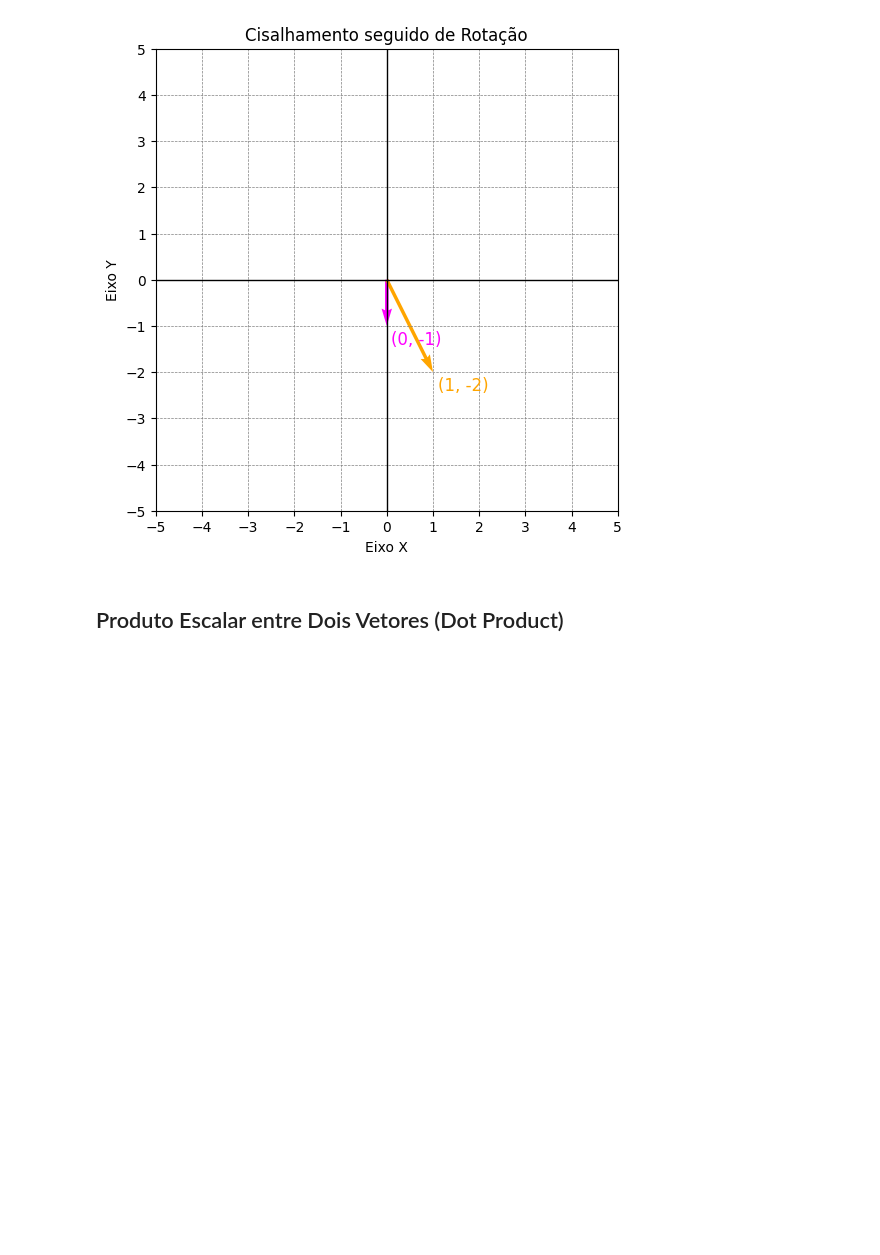
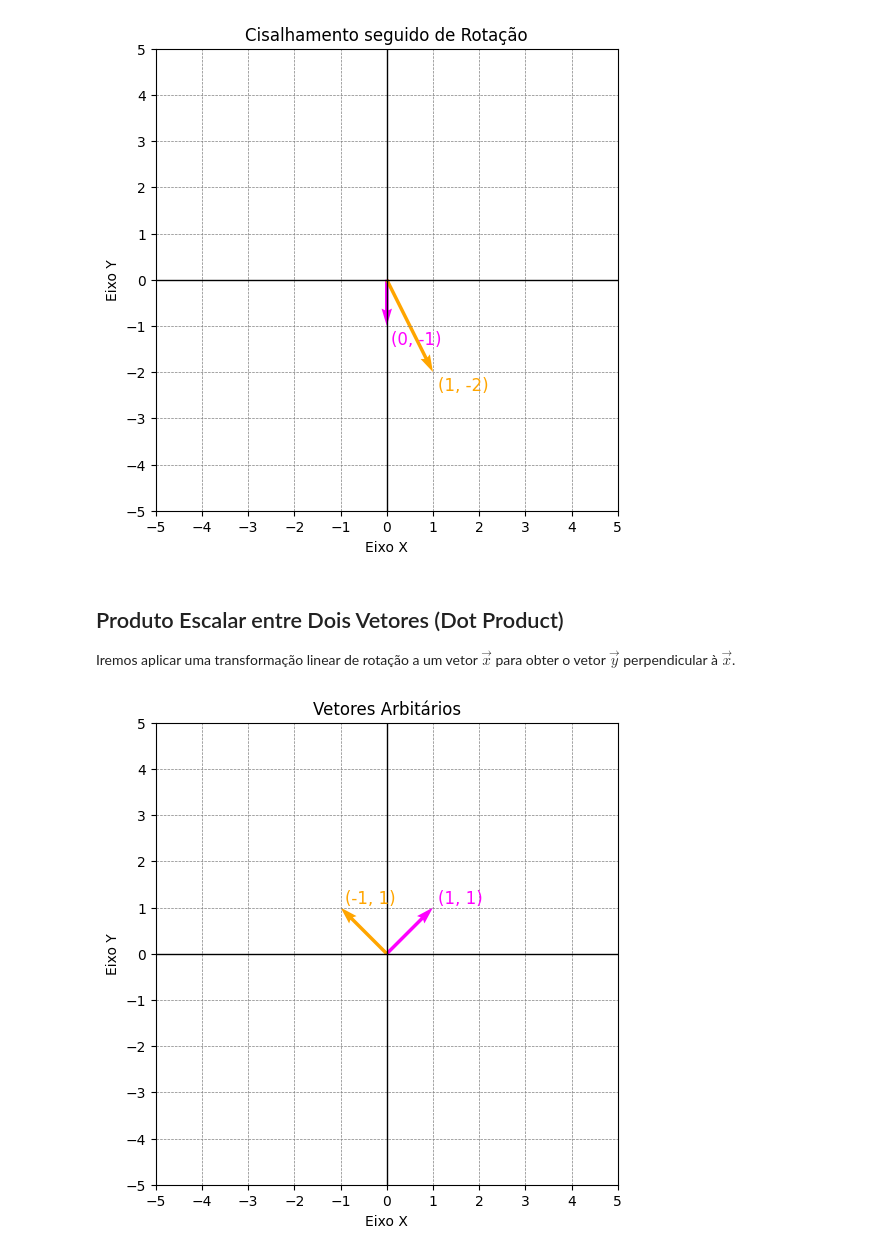
Before and after one commit to kmiepng/Matematica-Computacional, a Jupyter notebook: Atividades/atividade_001.ipynb, the cells around one changed output. Cells and saved outputs as stored; diff of their text form; code cells hidden in the pictures; blank space fills up the shorter version.

```diff
--- a/Atividades/atividade_001.ipynb
+++ b/Atividades/atividade_001.ipynb
@@ -184,3 +184,13 @@ plot_vectors('Cisalhamento seguido de Rotação', sheared_rotationed_vectors.T)
 [figure]
 # %% [markdown]
 ## Produto Escalar entre Dois Vetores (Dot Product)
+
+Iremos aplicar uma transformação linear de rotação a um vetor $\vec x$ para obter o vetor $\vec y$ perpendicular à $\vec x$.
+# %%
+vector = np.array([1, 1])
+perpendicular_vector = vector @ rotation_matrix
+vectors = np.array([vector, perpendicular_vector])
+
+plot_vectors('Vetores Arbitários', vectors)
+# %% [output]
+[figure, added]
```
Also changed, not shown: parts of 2 cells of this notebook.
